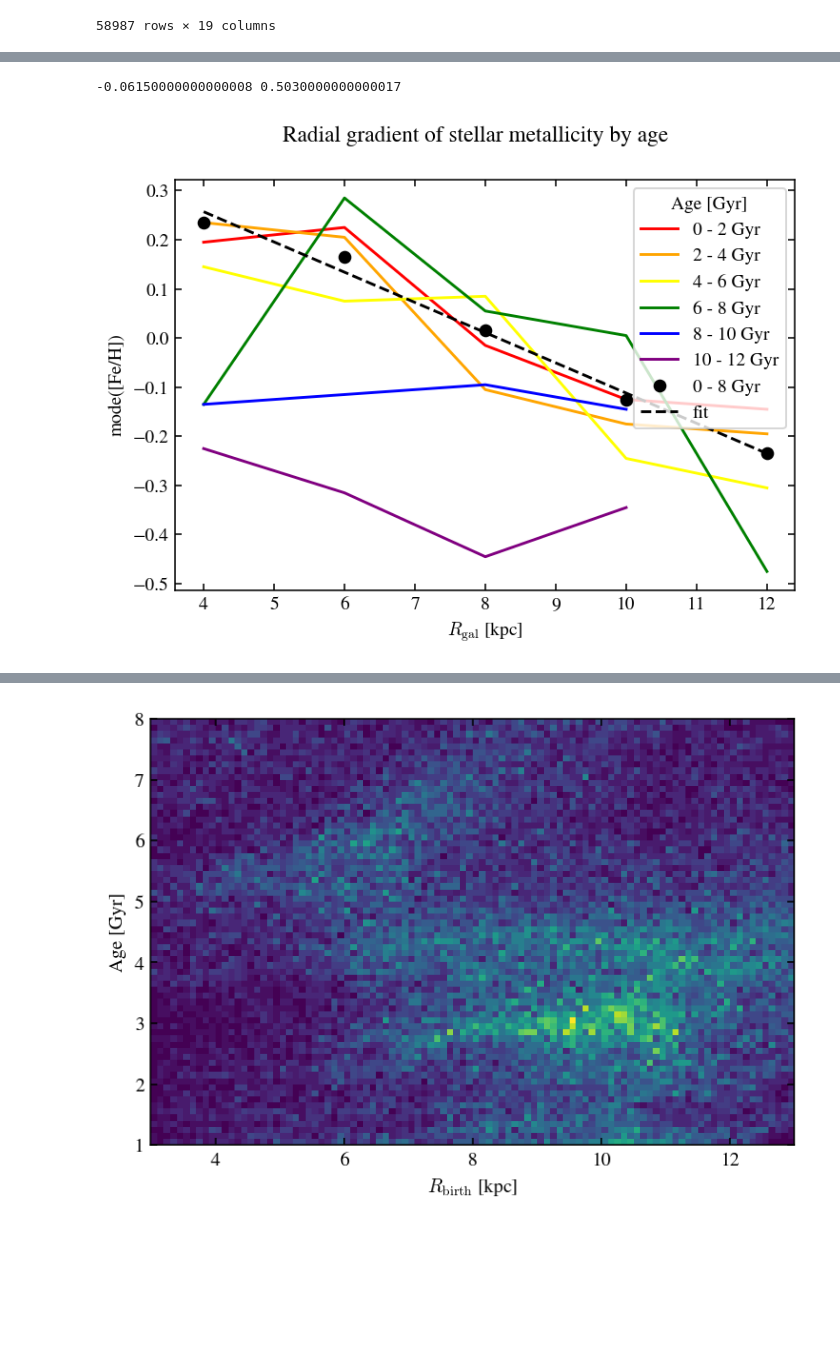
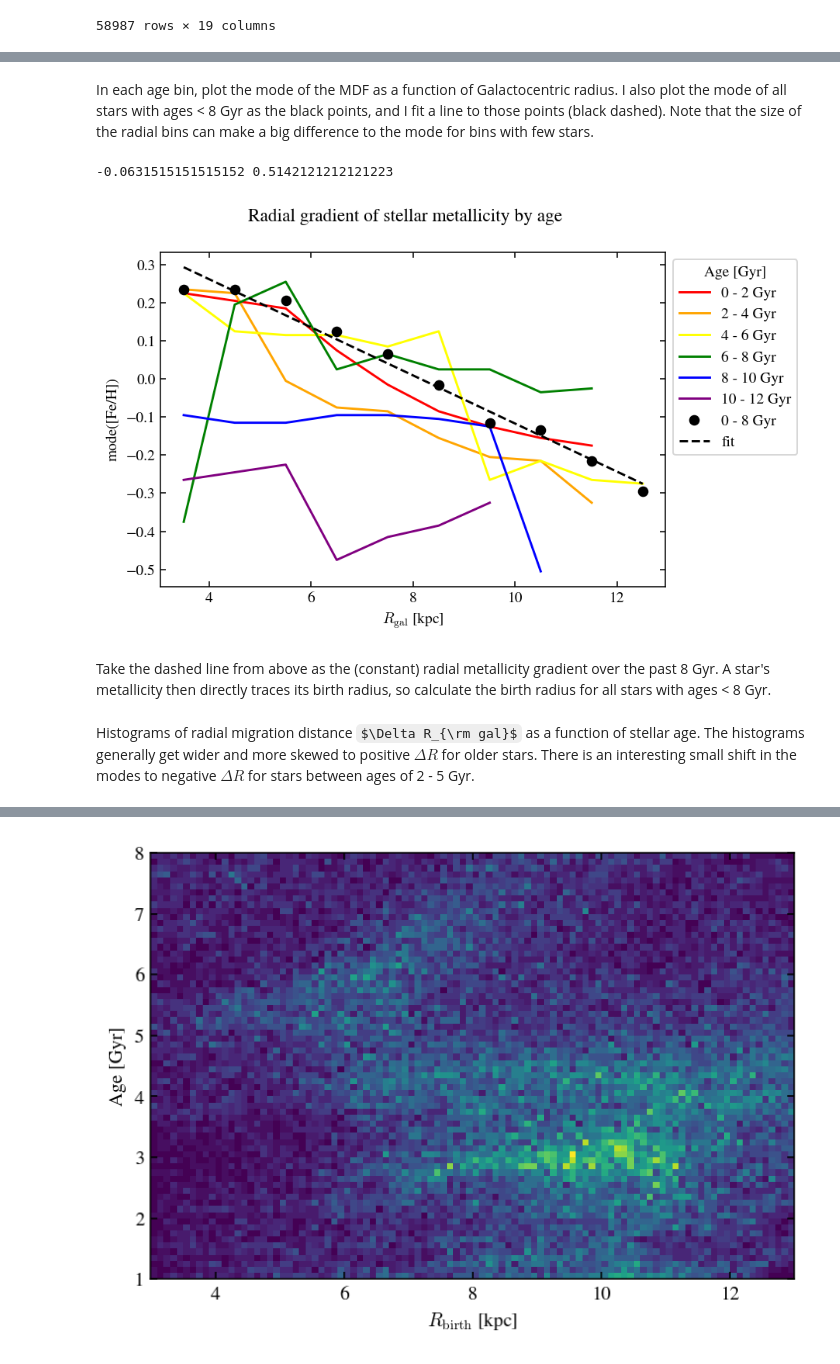
Before and after one commit to lodubay/abeona, a Jupyter notebook: notebooks/birth_radius_v2.ipynb, the cells around one changed output, grey strips where cells are left out. Cells and saved outputs as stored; diff of their text form; code cells hidden in the pictures; some formulas as TeX source; blank space fills up the shorter version.

```diff
--- a/notebooks/birth_radius_v2.ipynb
+++ b/notebooks/birth_radius_v2.ipynb
@@ -49,3 +51,23 @@ sample
 | 192983 | 2M23595553+6339020 | 359.981416 | 63.650566 | 10.086408 | 162.964682 | 0.102936 | 106.809425 | 5003.4780 | 14.522411 | 2.998743 | 0.028739 | ... |
 | 192989 | 2M23595921+5609479 | 359.996744 | 56.163330 | 9.645015 | 165.095082 | -0.265258 | 88.456130 | 4585.4097 | 11.298859 | 2.571437 | 0.028686 | ... |
 58987 rows × 19 columns
+# %%
+def box_smooth(hist, bins, width):
+    """
+    Box-car smoothing function for a pre-generated histogram.
+
+    Parameters
+    ----------
+    bins : array-like
+        Bins dividing the histogram, including the end. Length must be 1 more
+        than the length of hist, and bins must be evenly spaced.
+    hist : array-like
+        Histogram of data
+    width : float
+        Width of the box-car smoothing function in data units
+    """
+    bin_width = bins[1] - bins[0]
+    box_width = int(width / bin_width)
+    box = np.ones(box_width) / box_width
+    hist_smooth = np.convolve(hist, box, mode='same')
+    return hist_smooth
@@ -69,7 +93,8 @@ for j, ax in enumerate(axs.flatten()):
                         (sample['LATENT_AGE'] < age_lim[1])]
         if subset.shape[0] > 100:
             mdf, bin_edges = np.histogram(subset['FE_H'], bins=mdf_bins, density=True)
-            ax.plot(mdf_bin_centers, mdf, label='%s - %s kpc' % galr_lim, color=colors[i])
+            mdf_smooth = box_smooth(mdf, bin_edges, 0.1)
+            ax.plot(mdf_bin_centers, mdf_smooth, label='%s - %s kpc' % galr_lim, color=colors[i])
             ax.set_title('%s - %s Gyr' % age_lim, pad=0, y=0.85)
 
 axs[0,-1].legend(loc='upper left', bbox_to_anchor=(1, 1), title=r'$R_{\rm gal}$')
@@ -86,3 +147,5 @@ plt.show()
+# %% [markdown]
+In each age bin, plot the mode of the MDF as a function of Galactocentric radius. I also plot the mode of all stars with ages < 8 Gyr as the black points, and I fit a line to those points (black dashed). Note that the size of the radial bins can make a big difference to the mode for bins with few stars.
 # %%
 fig, ax = plt.subplots()
 
@@ -91,7 +154,7 @@ mdf_bin_centers = (mdf_bins[1:] + mdf_bins[:-1]) / 2
 
 age_bins = np.arange(0, 14, 2)
 age_bin_centers = (age_bins[1:] + age_bins[:-1]) / 2
-galr_bins = np.arange(3, 15, 2)
+galr_bins = np.arange(3, 14, 1)
 galr_bin_centers = (galr_bins[1:] + galr_bins[:-1]) / 2
 colors = ['red', 'orange', 'yellow', 'green', 'blue', 'purple']
 for j in range(len(age_bins) - 1):
@@ -103,38 +166,42 @@ for j in range(len(age_bins) - 1):
                         (sample['GALR'] < galr_lim[1]) &
                         (sample['LATENT_AGE'] >= age_lim[0]) &
                         (sample['LATENT_AGE'] < age_lim[1])]
-        if subset.shape[0] > 100:
+        if subset.shape[0] > 50:
             mdf, bin_edges = np.histogram(subset['FE_H'], bins=mdf_bins, density=True)
+            mdf_smooth = box_smooth(mdf, bin_edges, 0.1)
             # calculate the mode
-            modes.append(mdf_bin_centers[np.argmax(mdf)])
+            modes.append(mdf_bin_centers[np.argmax(mdf_smooth)])
     ax.plot(galr_bin_centers[:len(modes)], modes, color=colors[j], label='%s - %s Gyr' % age_lim)
 
 # Best fit for <8 Gyr stars
 age_lim = (0, 8)
 modes = []
 for i in range(len(galr_bins)-1):
     galr_lim = (galr_bins[i], galr_bins[i+1])
     subset = sample[(sample['GALR'] >= galr_lim[0]) &
                     (sample['GALR'] < galr_lim[1]) &
                     (sample['LATENT_AGE'] >= age_lim[0]) &
                     (sample['LATENT_AGE'] < age_lim[1])]
     mdf, bin_edges = np.histogram(subset['FE_H'], bins=mdf_bins, density=True)
+    mdf_smooth = box_smooth(mdf, bin_edges, 0.1)
     # calculate the mode
-    modes.append(mdf_bin_centers[np.argmax(mdf)])
+    modes.append(mdf_bin_centers[np.argmax(mdf_smooth)])
 A = np.vstack([galr_bin_centers, np.ones(len(galr_bin_centers))]).T
 m, c = np.linalg.lstsq(A, np.array(modes), rcond=None)[0]
 print(m, c)
 ax.plot(galr_bin_centers, modes, 'ko', label='%s - %s Gyr' % age_lim)
 ax.plot(galr_bin_centers, m * galr_bin_centers + c, 'k--', label='fit')
 
 ax.set_xlabel(r'$R_{\rm gal}$ [kpc]')
 ax.set_ylabel('mode([Fe/H])')
-ax.legend(title='Age [Gyr]')
+ax.legend(title='Age [Gyr]', loc='upper left', bbox_to_anchor=(1, 1))
 fig.suptitle('Radial gradient of stellar metallicity by age')
 
 plt.show()
 # %% [output]
--0.06150000000000008 0.5030000000000017
+-0.0631515151515152 0.5142121212121223
-[figure, old version]
+[figure, new version]
+# %% [markdown]
+Take the dashed line from above as the (constant) radial metallicity gradient over the past 8 Gyr. A star's metallicity then directly traces its birth radius, so calculate the birth radius for all stars with ages < 8 Gyr.
 # %%
 young_sample = sample[sample['LATENT_AGE'] <= 8.].copy()
@@ -143,5 +210,7 @@ intercept = 0.503
 young_sample['GALR_BIRTH'] = (young_sample['FE_H'] - intercept) / slope
 young_sample['DELTA_R'] = young_sample['GALR'] - young_sample['GALR_BIRTH']
+# %% [markdown]
+Histograms of radial migration distance $\Delta R_{\rm gal}$ as a function of stellar age. The histograms generally get wider and more skewed to positive $\Delta R$ for older stars. There is an interesting small shift in the modes to negative $\Delta R$ for stars between ages of 2 - 5 Gyr.
 # %%
 fig, ax = plt.subplots()
 
```
Also changed, not shown: parts of 14 cells of this notebook.
